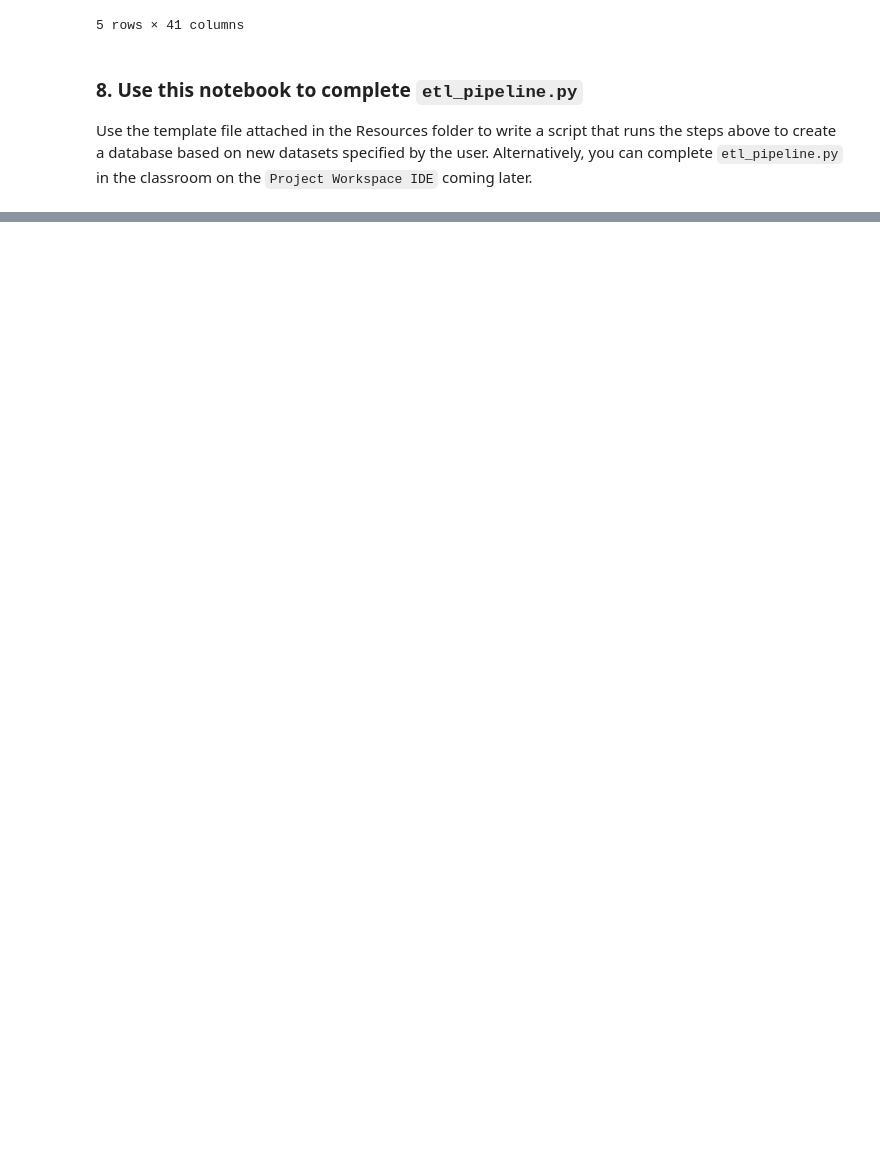
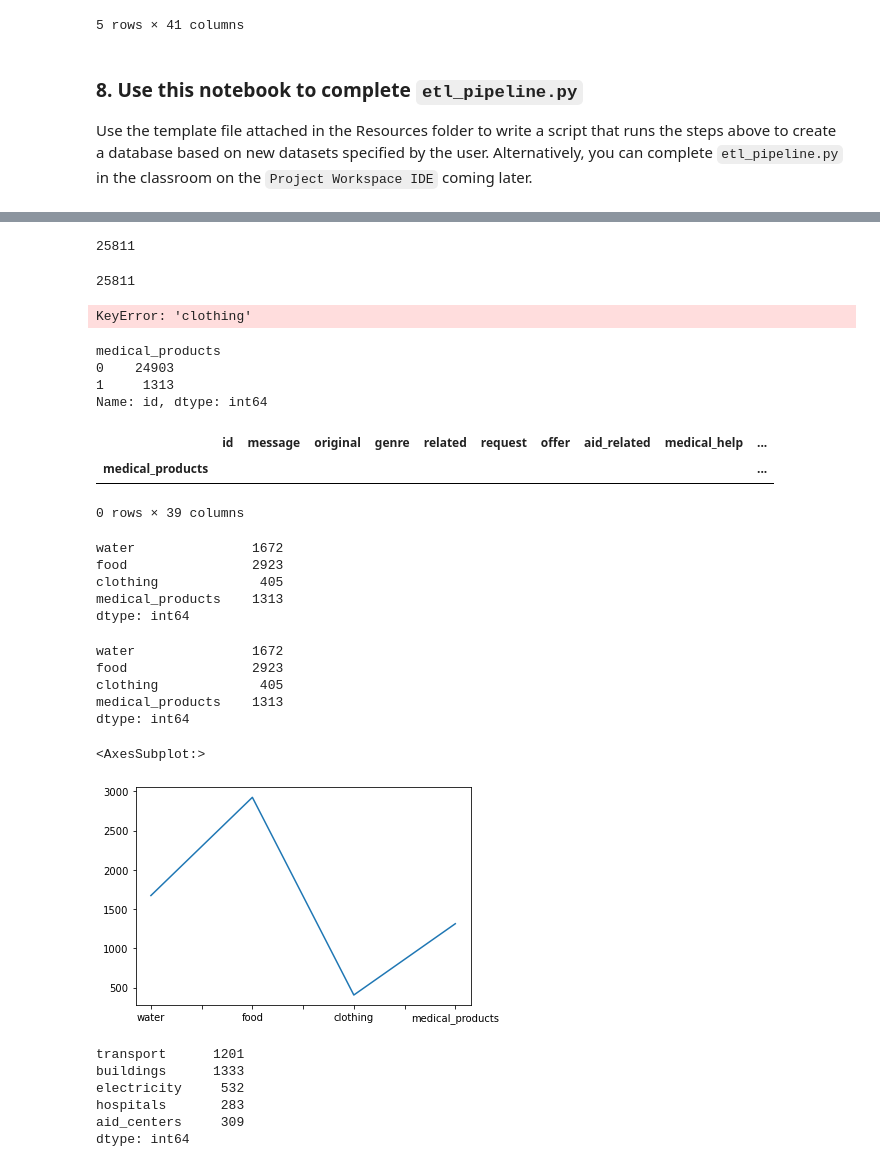
Before and after one commit to user235p/DisasterResponse, a Jupyter notebook: notebooks/ETL Pipeline Preparation.ipynb, the cells around one changed output, grey strips where cells are left out. Saved outputs shown, nothing was run; the diff lists cells and outputs as text; code cells hidden in the pictures; blank space fills up the shorter version.

```diff
--- a/notebooks/ETL Pipeline Preparation.ipynb
+++ b/notebooks/ETL Pipeline Preparation.ipynb
@@ -233,0 +302,12 @@ Use the template file attached in the Resources folder to write a script that ru
+# %%
+df2.iloc[0].id
+# %% [output]
+25811
+# %%
+df.groupby('clothing').count().iloc[0].id
+# %% [output]
+25811
+# %%
+df2[df2['clothing'] == 1]
+# %% [output]
+KeyError: 'clothing'
@@ -233,0 +316,49 @@ Use the template file attached in the Resources folder to write a script that ru
+# %%
+df.groupby('medical_products').count().id
+# %% [output]
+medical_products
+0    24903
+1     1313
+Name: id, dtype: int64
+# %%
+df2[df2['clothing'] == 0]
+# %% [output]
+|  | id | message | original | genre | related | request | offer | aid_related | medical_help | ... |
+| medical_products |  |  |  |  |  |  |  |  |  | ... |
+0 rows × 39 columns
+# %%
+data = {'water': df.groupby('water').count().iloc[1].id, 'food': df.groupby('food').count().iloc[1].id, 'clothing': df.groupby('clothing').count().iloc[1].id, 'medical_products': df.groupby('medical_products').count().iloc[1].id}
+issues_names = ['water', 'food', 'clothing', 'medical_products']
+ser = pd.Series(data=data, index=issues_names)
+ser
+# %% [output]
+water               1672
+food                2923
+clothing             405
+medical_products    1313
+dtype: int64
+# %%
+ser
+# %% [output]
+water               1672
+food                2923
+clothing             405
+medical_products    1313
+dtype: int64
+# %%
+ser.plot()
+# %% [output]
+<AxesSubplot:>
+[figure, added]
+# %%
+data = {'transport': df.groupby('transport').count().iloc[1].id, 'buildings': df.groupby('buildings').count().iloc[1].id, 'electricity': df.groupby('electricity').count().iloc[1].id, 'hospitals': df.groupby('hospitals').count().iloc[1].id, 'aid_centers': df.groupby('aid_centers').count().iloc[1].id}
+infraestructure_names = ['transport', 'buildings', 'electricity', 'hospitals', 'aid_centers']
+ser = pd.Series(data=data, index=infraestructure_names)
+ser
+# %% [output]
+transport      1201
+buildings      1333
+electricity     532
+hospitals       283
+aid_centers     309
+dtype: int64
```
Also changed, not shown: parts of 12 cells of this notebook, 1 other file.
